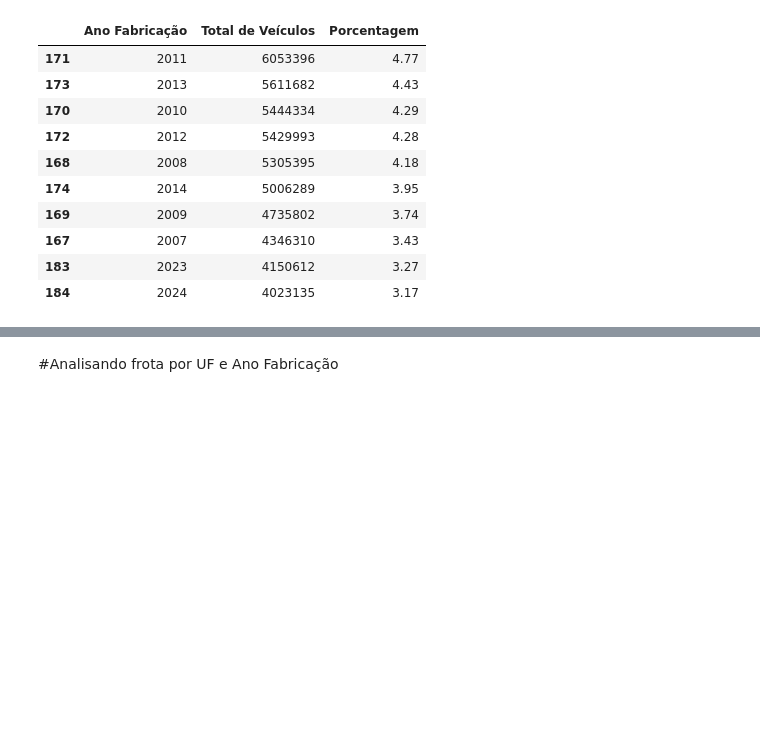
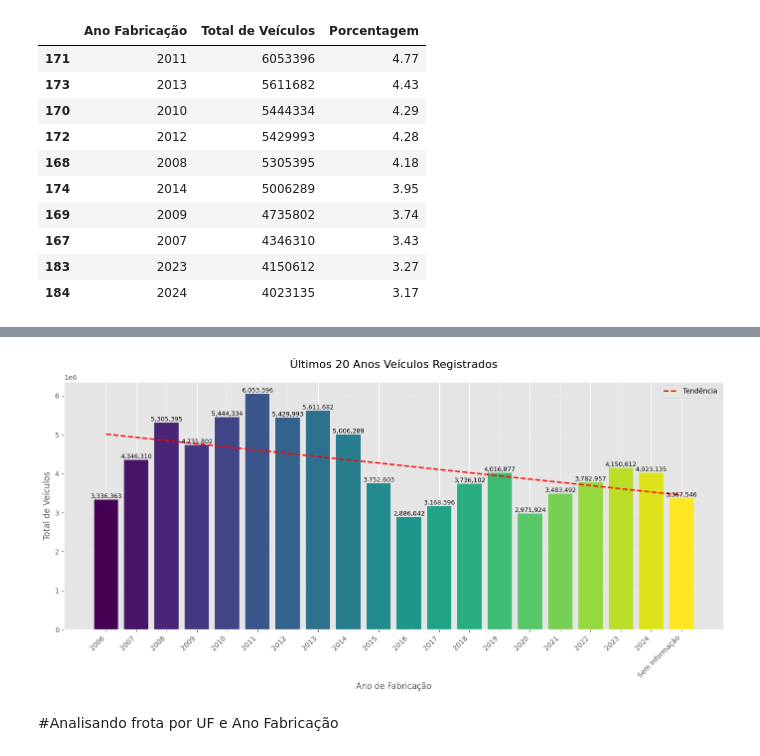
Before and after one commit to fabiobaroliveira/analise_exploratoria_de_dados, a Jupyter notebook: analise_exploratoria_frota_nacional.ipynb, the cells around one changed output, grey strips where cells are left out. Cells and saved outputs as stored; diff of their text form; code cells hidden in the pictures; blank space fills up the shorter version.

```diff
--- a/analise_exploratoria_frota_nacional.ipynb
+++ b/analise_exploratoria_frota_nacional.ipynb
@@ -241,3 +253,19 @@ display(df_veiculos_ano.head(10))
 # Criando novo arquivo .csv
 
 df_veiculos_ano.to_csv('veiculos_por_ano.csv', index=False, sep=';')
+# %%
+# Criando o DataFrame consolidado por Ano Fabricação Veículo CRV (Últimos 20 anos)
+df_veiculos_ano_20 = (
+    df.groupby('Ano Fabricação Veículo CRV', as_index=False)['Qtd. Veículos']  # Agrupa por "Ano Fabricação Veículo CRV" mantendo a coluna
+    .sum()  # Soma a quantidade de veículos
+    .astype({'Qtd. Veículos': int})  # Converte o numero para inteiro
+    .sort_values('Qtd. Veículos', ascending=False)  # Ordena do maior para o menor
+    .rename(columns={
+        'Ano Fabricação Veículo CRV': 'Ano Fabricação',
+        'Qtd. Veículos': 'Total de Veículos'})  # Renomeia as colunas
+    .assign(
+        Porcentagem=lambda x: (x['Total de Veículos'] / x['Total de Veículos'].sum() * 100).round(2)
+    )
+)
+
+display(df_veiculos_ano_20.head(5))
@@ -244,3 +279,43 @@ df_veiculos_ano.to_csv('veiculos_por_ano.csv', index=False, sep=';')
+# %%
+# Configurações de estilo
+plt.style.use('ggplot')  # Usando um estilo válido
+plt.figure(figsize=(14, 7))
+
+# Pegando os últimos 20 anos
+top_20 = df_veiculos_ano_20.head(20).sort_values('Ano Fabricação')
+
+# Criando o gráfico de barras
+bars = plt.bar(
+    top_20['Ano Fabricação'].astype(str),
+    top_20['Total de Veículos'],
+    color=plt.cm.viridis(np.linspace(0, 1, len(top_20)))  # Gradiente de cores
+)
+
+# Adicionando valores nas barras
+for bar in bars:
+    height = bar.get_height()
+    plt.text(bar.get_x() + bar.get_width()/2., height,
+             f'{height:,.0f}',
+             ha='center', va='bottom', fontsize=9)
+
+# Personalização do gráfico
+plt.title('Últimos 20 Anos Veículos Registrados', fontsize=16, pad=20)
+plt.xlabel('Ano de Fabricação', fontsize=12)
+plt.ylabel('Total de Veículos', fontsize=12)
+plt.xticks(rotation=45, ha='right')
+
+# Adicionando linha de tendência
+x = range(len(top_20))
+z = np.polyfit(x, top_20['Total de Veículos'], 1)
+p = np.poly1d(z)
+plt.plot(x, p(x), "r--", linewidth=2, label='Tendência')
+
+plt.legend()
+plt.grid(axis='y', alpha=0.3)
+plt.tight_layout()
+plt.show()
+# %% [output]
+[figure, added]
 # %% [markdown]
 #Analisando frota por UF e Ano Fabricação
 # %%
```
Also changed, not shown: parts of 9 cells of this notebook.
